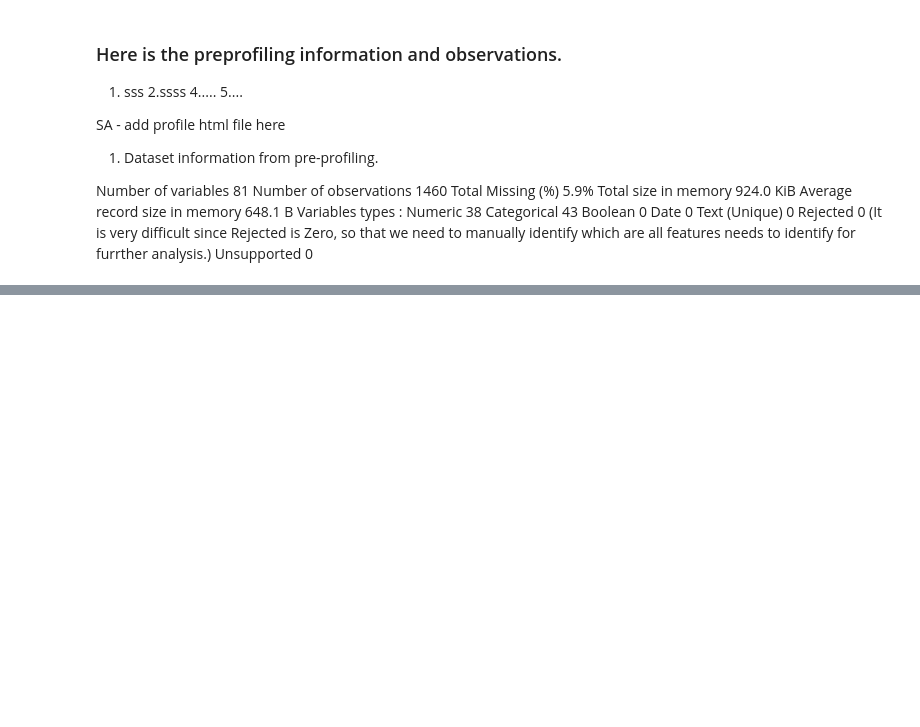
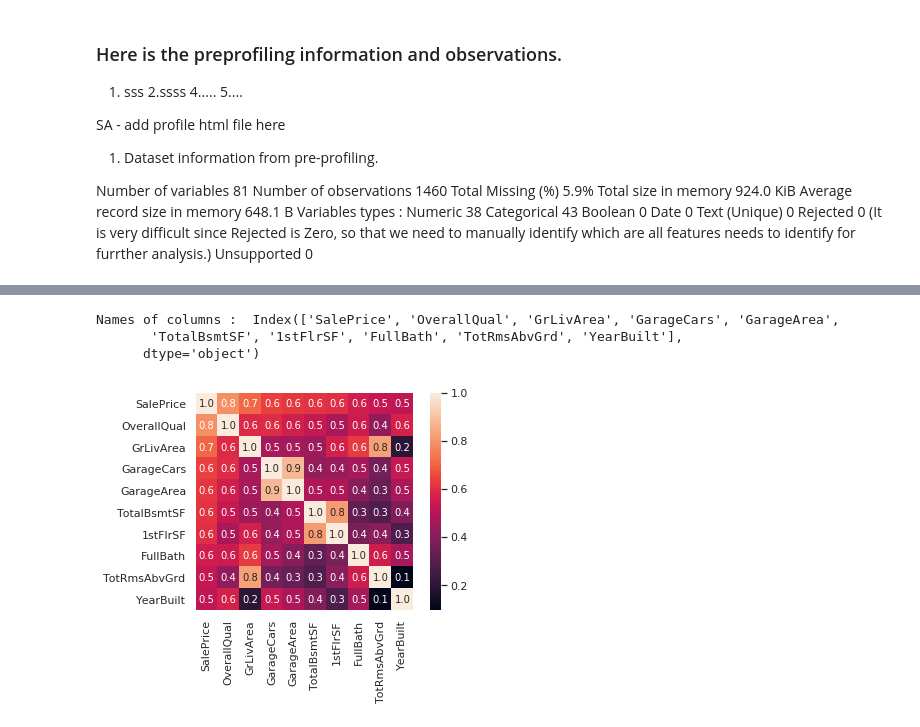
Before and after one commit to SudhakarAnemu/AI-DS-ML-DL-, a Jupyter notebook: ML/jsHousingPractice.ipynb, the cells around one changed output, grey strips where cells are left out. Saved outputs shown, nothing was run; the diff lists cells and outputs as text; code cells hidden in the pictures; blank space fills up the shorter version.

```diff
--- a/ML/jsHousingPractice.ipynb
+++ b/ML/jsHousingPractice.ipynb
@@ -239,3 +239,15 @@ link
+# %%
+cols = df.corr().nlargest(10, 'SalePrice')['SalePrice'].index #Finding 10 larget columns from the SalePriceColumn
+print("Names of columns : ", cols)
+cm = np.corrcoef(df[cols].values.T) #It will give value of correlation coefficient
+sns.set(font_scale=1)
+hm = sns.heatmap(cm, cbar=True, annot=True, square=True, fmt='.1f', annot_kws={'size': 10}, yticklabels=cols.values, xticklabels=cols.values)
+plt.show()
+# %% [output]
+Names of columns :  Index(['SalePrice', 'OverallQual', 'GrLivArea', 'GarageCars', 'GarageArea',
+       'TotalBsmtSF', '1stFlrSF', 'FullBath', 'TotRmsAbvGrd', 'YearBuilt'],
+      dtype='object')
+[figure, added]
 # %% [markdown]
 ### Below features are selected as part of predicting Salce Price.
 
```
Also changed, not shown: parts of 9 cells of this notebook.
